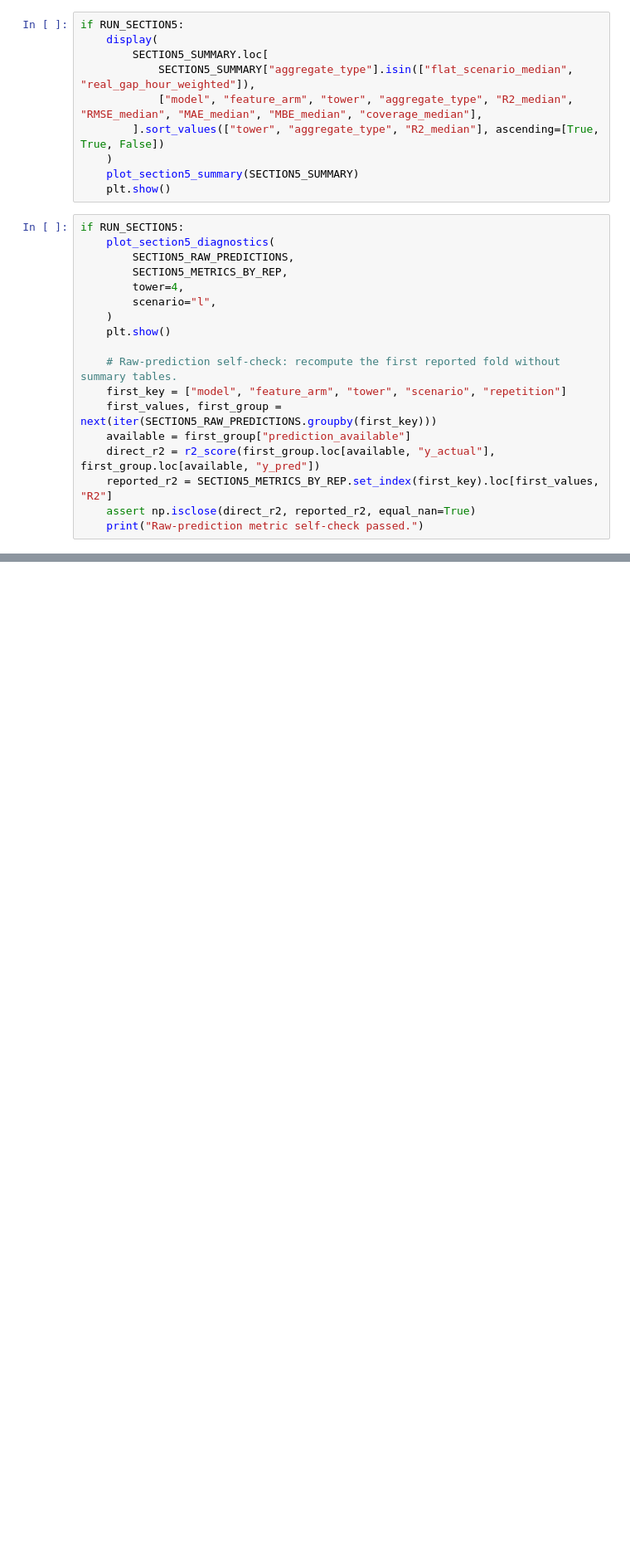
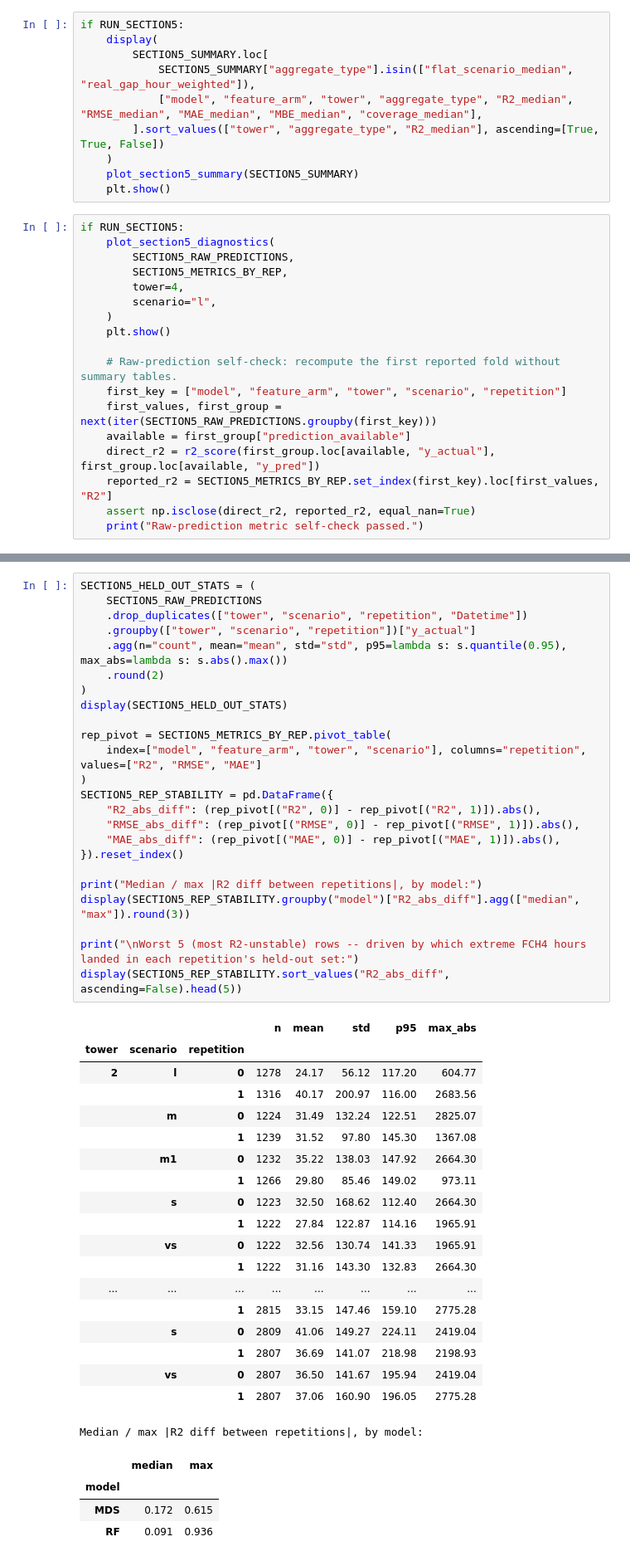
Before and after one commit to nicholas-tobias-00/COMP0191-Dissertation, a Jupyter notebook: notebooks/03c_gap_filling_revisited/temp_modeling_focus.ipynb, the cells around one changed output, grey strips where cells are left out. Shown at 83% size. Drawn from its saved outputs; the diff is of its cells as text; blank space fills up the shorter version.

```diff
--- a/notebooks/03c_gap_filling_revisited/temp_modeling_focus.ipynb
+++ b/notebooks/03c_gap_filling_revisited/temp_modeling_focus.ipynb
@@ -1217,0 +1514,48 @@ if RUN_SECTION5:
+# %%
+SECTION5_HELD_OUT_STATS = (
+    SECTION5_RAW_PREDICTIONS
+    .drop_duplicates(["tower", "scenario", "repetition", "Datetime"])
+    .groupby(["tower", "scenario", "repetition"])["y_actual"]
+    .agg(n="count", mean="mean", std="std", p95=lambda s: s.quantile(0.95), max_abs=lambda s: s.abs().max())
+    .round(2)
+)
+display(SECTION5_HELD_OUT_STATS)
+
+rep_pivot = SECTION5_METRICS_BY_REP.pivot_table(
+    index=["model", "feature_arm", "tower", "scenario"], columns="repetition", values=["R2", "RMSE", "MAE"]
+)
+SECTION5_REP_STABILITY = pd.DataFrame({
+    "R2_abs_diff": (rep_pivot[("R2", 0)] - rep_pivot[("R2", 1)]).abs(),
+    "RMSE_abs_diff": (rep_pivot[("RMSE", 0)] - rep_pivot[("RMSE", 1)]).abs(),
+    "MAE_abs_diff": (rep_pivot[("MAE", 0)] - rep_pivot[("MAE", 1)]).abs(),
+}).reset_index()
+
+print("Median / max |R2 diff between repetitions|, by model:")
+display(SECTION5_REP_STABILITY.groupby("model")["R2_abs_diff"].agg(["median", "max"]).round(3))
+
+print("\nWorst 5 (most R2-unstable) rows -- driven by which extreme FCH4 hours landed in each repetition's held-out set:")
+display(SECTION5_REP_STABILITY.sort_values("R2_abs_diff", ascending=False).head(5))
+# %% [output]
+|  |  |  | n | mean | std | p95 | max_abs |
+| tower | scenario | repetition |  |  |  |  |  |
+| 2 | l | 0 | 1278 | 24.17 | 56.12 | 117.20 | 604.77 |
+|  |  | 1 | 1316 | 40.17 | 200.97 | 116.00 | 2683.56 |
+|  | m | 0 | 1224 | 31.49 | 132.24 | 122.51 | 2825.07 |
+|  |  | 1 | 1239 | 31.52 | 97.80 | 145.30 | 1367.08 |
+|  | m1 | 0 | 1232 | 35.22 | 138.03 | 147.92 | 2664.30 |
+|  |  | 1 | 1266 | 29.80 | 85.46 | 149.02 | 973.11 |
+|  | s | 0 | 1223 | 32.50 | 168.62 | 112.40 | 2664.30 |
+|  |  | 1 | 1222 | 27.84 | 122.87 | 114.16 | 1965.91 |
+|  | vs | 0 | 1222 | 32.56 | 130.74 | 141.33 | 1965.91 |
+|  |  | 1 | 1222 | 31.16 | 143.30 | 132.83 | 2664.30 |
+| ... | ... | ... | ... | ... | ... | ... | ... |
+|  |  | 1 | 2815 | 33.15 | 147.46 | 159.10 | 2775.28 |
+|  | s | 0 | 2809 | 41.06 | 149.27 | 224.11 | 2419.04 |
+|  |  | 1 | 2807 | 36.69 | 141.07 | 218.98 | 2198.93 |
+|  | vs | 0 | 2807 | 36.50 | 141.67 | 195.94 | 2419.04 |
+|  |  | 1 | 2807 | 37.06 | 160.90 | 196.05 | 2775.28 |
+Median / max |R2 diff between repetitions|, by model:
+|  | median | max |
+| model |  |  |
+| MDS | 0.172 | 0.615 |
+| RF | 0.091 | 0.936 |
```
Also changed, not shown: parts of 28 cells of this notebook, 3 other files.
